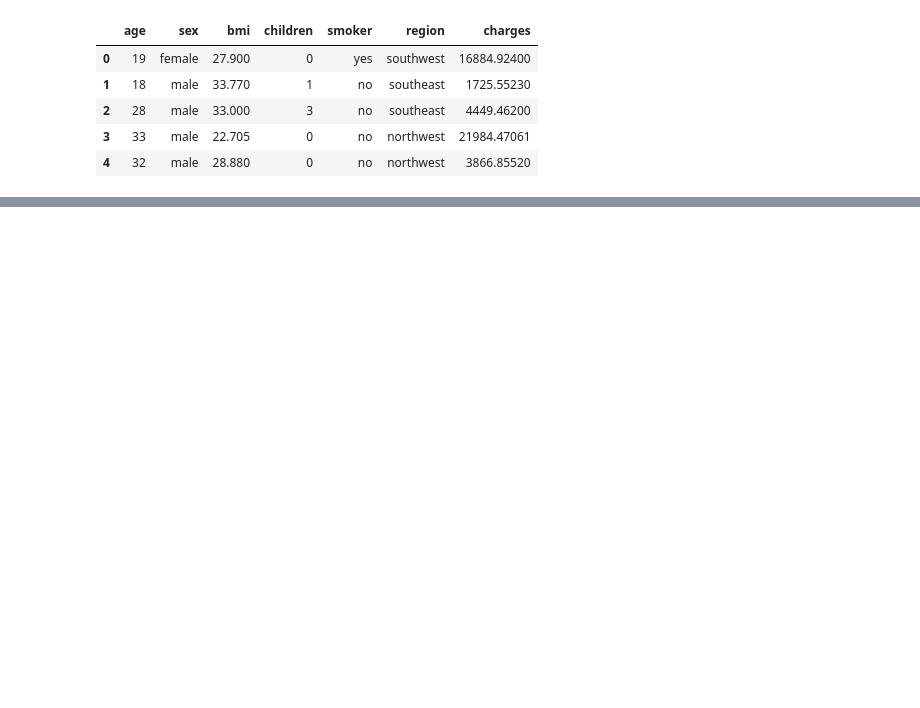
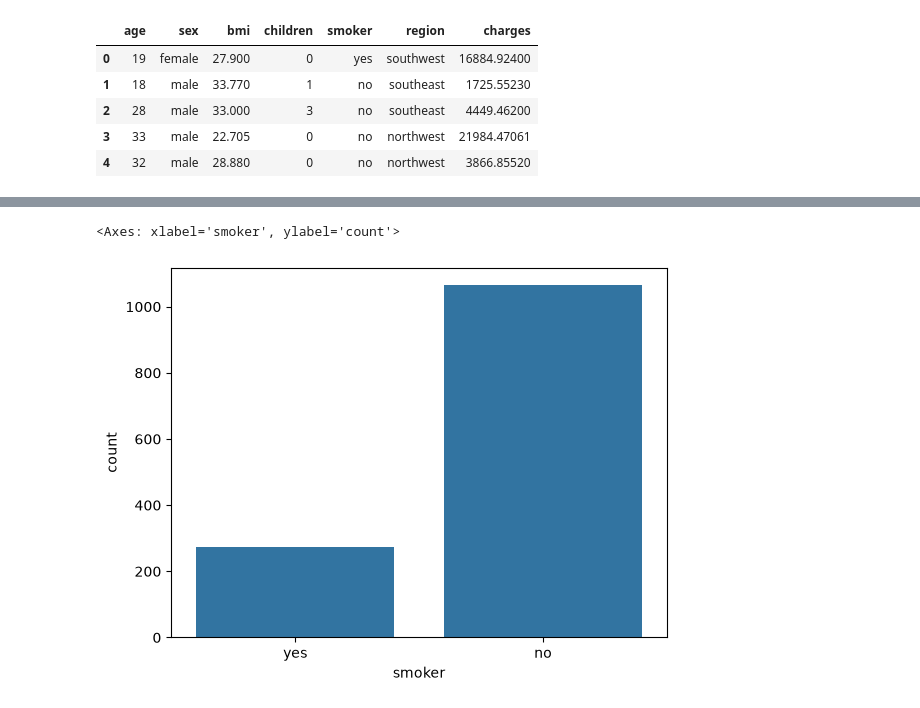
Before and after one commit to saksham7143/Machine_Learning_practice, a Jupyter notebook: Insurance_price_prediction.ipynb, the cells around one changed output, grey strips where cells are left out. Cells and saved outputs as stored; diff of their text form; code cells hidden in the pictures; blank space fills up the shorter version.

```diff
--- a/Insurance_price_prediction.ipynb
+++ b/Insurance_price_prediction.ipynb
@@ -122,0 +140,5 @@ TypeError: 'tuple' object is not callable
+# %%
+sns.countplot(x = df["smoker"])
+# %% [output]
+<Axes: xlabel='smoker', ylabel='count'>
+[figure, added]
```
Also changed, not shown: parts of 26 cells of this notebook.
